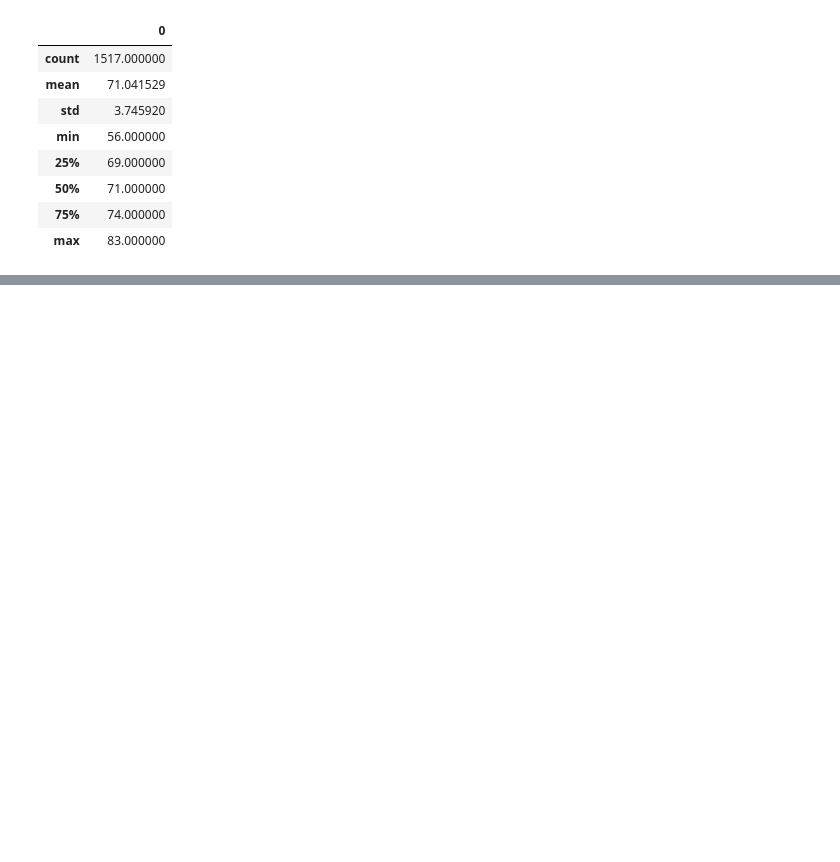
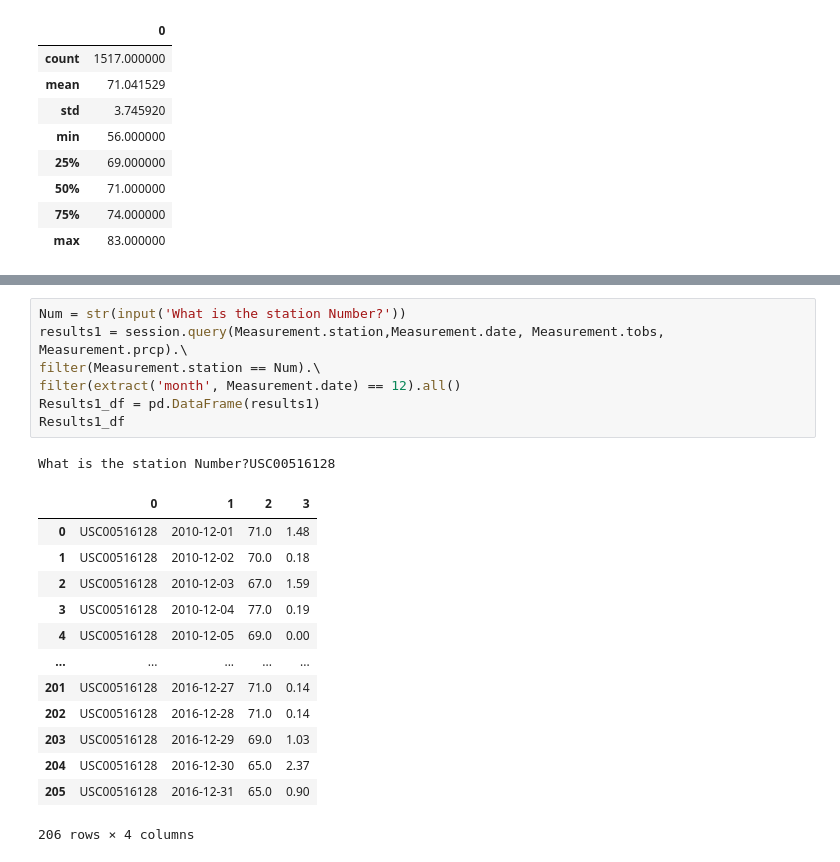
Before and after one commit to hjsaliski/Surfs_Up, a Jupyter notebook: SurfsUp_Challenge.ipynb, the cells around one changed output, grey strips where cells are left out. Cells and saved outputs as stored; diff of their text form; blank space fills up the shorter version.

```diff
--- a/SurfsUp_Challenge.ipynb
+++ b/SurfsUp_Challenge.ipynb
@@ -181,0 +224,22 @@ dec_results_df.describe()
+# %%
+Num = str(input('What is the station Number?'))
+results1 = session.query(Measurement.station,Measurement.date, Measurement.tobs, Measurement.prcp).\
+filter(Measurement.station == Num).\
+filter(extract('month', Measurement.date) == 12).all()
+Results1_df = pd.DataFrame(results1)
+Results1_df
+# %% [output]
+What is the station Number?USC00516128
+|  | 0 | 1 | 2 | 3 |
+| 0 | USC00516128 | 2010-12-01 | 71.0 | 1.48 |
+| 1 | USC00516128 | 2010-12-02 | 70.0 | 0.18 |
+| 2 | USC00516128 | 2010-12-03 | 67.0 | 1.59 |
+| 3 | USC00516128 | 2010-12-04 | 77.0 | 0.19 |
+| 4 | USC00516128 | 2010-12-05 | 69.0 | 0.00 |
+| ... | ... | ... | ... | ... |
+| 201 | USC00516128 | 2016-12-27 | 71.0 | 0.14 |
+| 202 | USC00516128 | 2016-12-28 | 71.0 | 0.14 |
+| 203 | USC00516128 | 2016-12-29 | 69.0 | 1.03 |
+| 204 | USC00516128 | 2016-12-30 | 65.0 | 2.37 |
+| 205 | USC00516128 | 2016-12-31 | 65.0 | 0.90 |
+206 rows × 4 columns
```
Also changed, not shown: parts of 5 cells of this notebook.
